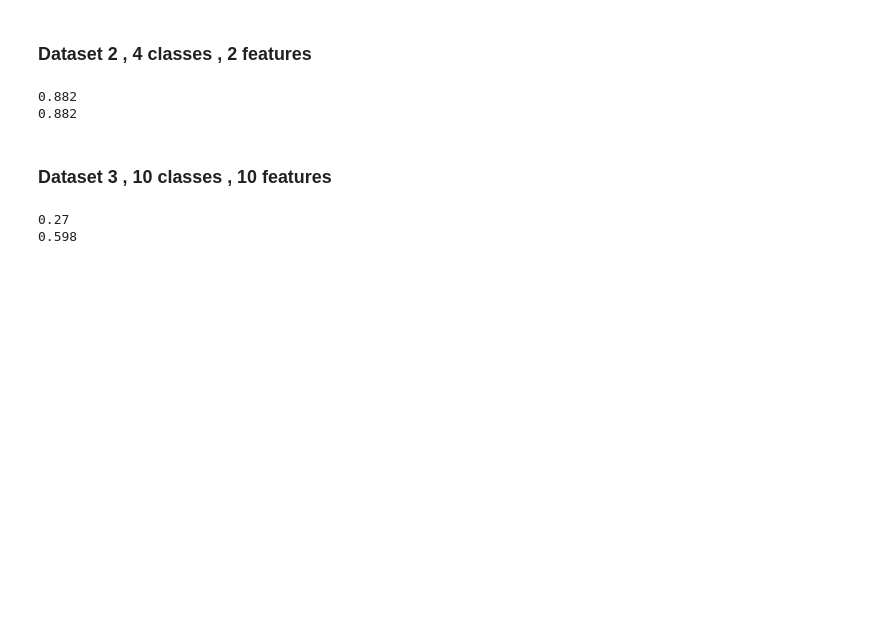
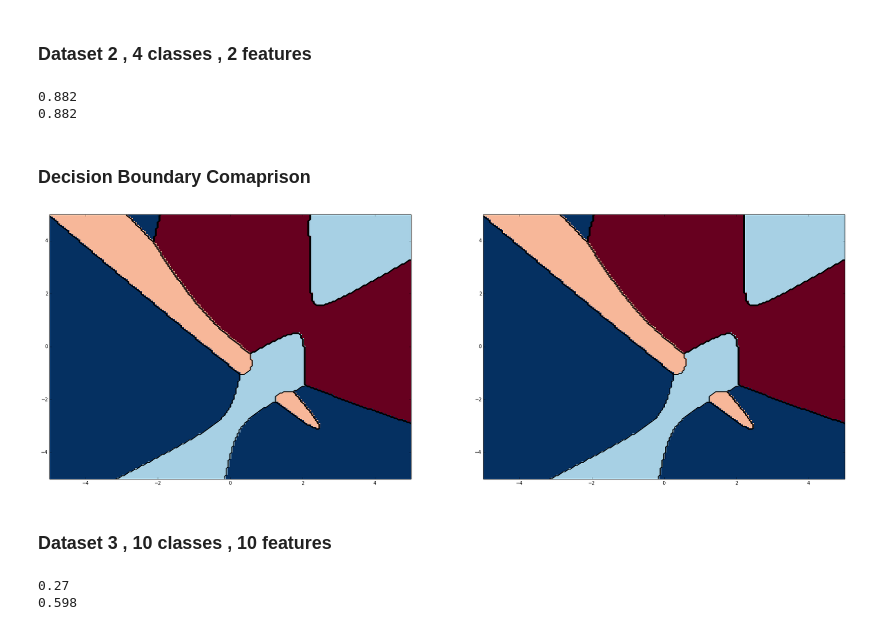
Before and after one commit to Hephaestus12/shogun_notebooks, a Jupyter notebook: Classifiers.ipynb, the cells around one changed output. Cells and saved outputs as stored; diff of their text form; code cells hidden in the pictures; blank space fills up the shorter version.

```diff
--- a/Classifiers.ipynb
+++ b/Classifiers.ipynb
@@ -355,6 +365,16 @@ print np.sum(labels2_test == sklearn_qda2.predict(feats2_test))/500.0
 # %% [output]
 0.882
 0.882
+# %% [markdown]
+### Decision Boundary Comaprison
+# %%
+plt.figure(figsize=(30,10))
+plt.subplot(121)
+plot_model_sk(plt,sklearn_qda2,feats2_train,labels2_train)
+plt.subplot(122)
+plot_model(plt,shogun_qda2,shogun_feats2_train.get_feature_matrix(),labels2_train,fading=False)
+# %% [output]
+[figure, added]
 # %% [markdown]
 ### Dataset 3 , 10 classes , 10 features
 # %%
```
Also changed, not shown: parts of 7 cells of this notebook.
